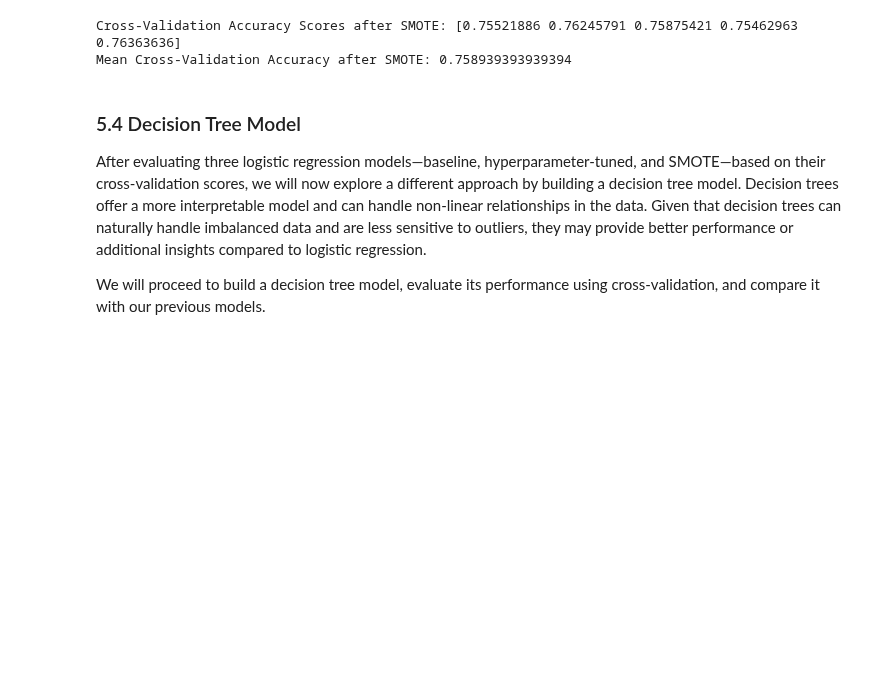
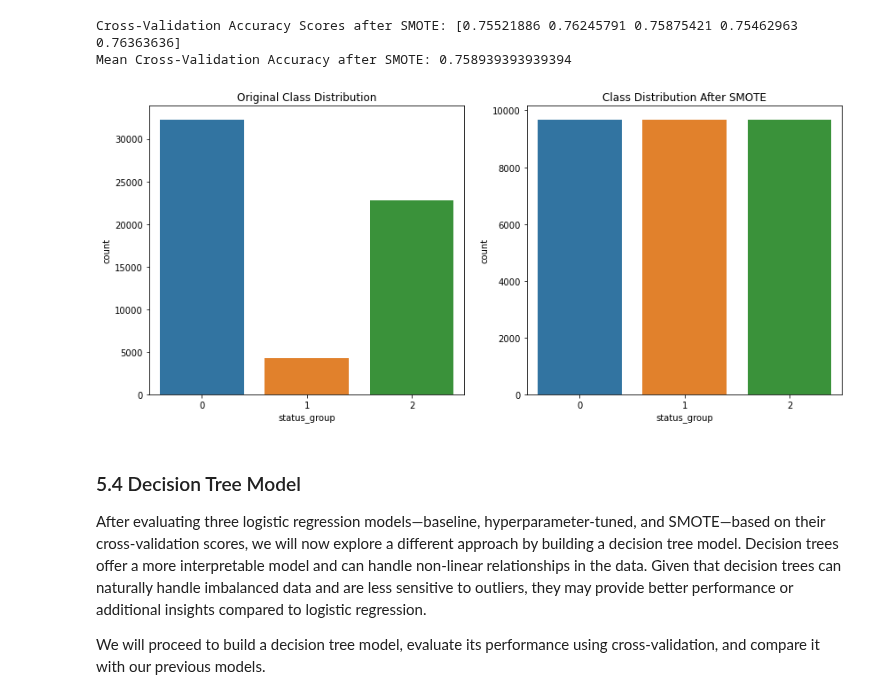
Before and after one commit to George-Chira/ml_water_project, a Jupyter notebook: index.ipynb, the cells around one changed output. Cells and saved outputs as stored; diff of their text form; code cells hidden in the pictures; blank space fills up the shorter version.

```diff
--- a/index.ipynb
+++ b/index.ipynb
@@ -716,6 +717,18 @@ print("Mean Cross-Validation Accuracy after SMOTE:", cv_scores_smote.mean())
 # %% [output]
 Cross-Validation Accuracy Scores after SMOTE: [0.75521886 0.76245791 0.75875421 0.75462963 0.76363636]
 Mean Cross-Validation Accuracy after SMOTE: 0.758939393939394
+# %%
+fig, ax = plt.subplots(1, 2, figsize=(14, 6))
+
+sns.countplot(x=y_train, ax=ax[0])
+ax[0].set_title('Original Class Distribution')
+
+sns.countplot(x=y_resampled, ax=ax[1])
+ax[1].set_title('Class Distribution After SMOTE')
+
+plt.show()
+# %% [output]
+[figure, added]
 # %% [markdown]
 ### 5.4 Decision Tree Model
 After evaluating three logistic regression models—baseline, hyperparameter-tuned, and SMOTE—based on their cross-validation scores, we will now explore a different approach by building a decision tree model. Decision trees offer a more interpretable model and can handle non-linear relationships in the data. Given that decision trees can naturally handle imbalanced data and are less sensitive to outliers, they may provide better performance or additional insights compared to logistic regression.
```
Also changed, not shown: parts of 3 cells of this notebook, 1 other file.
